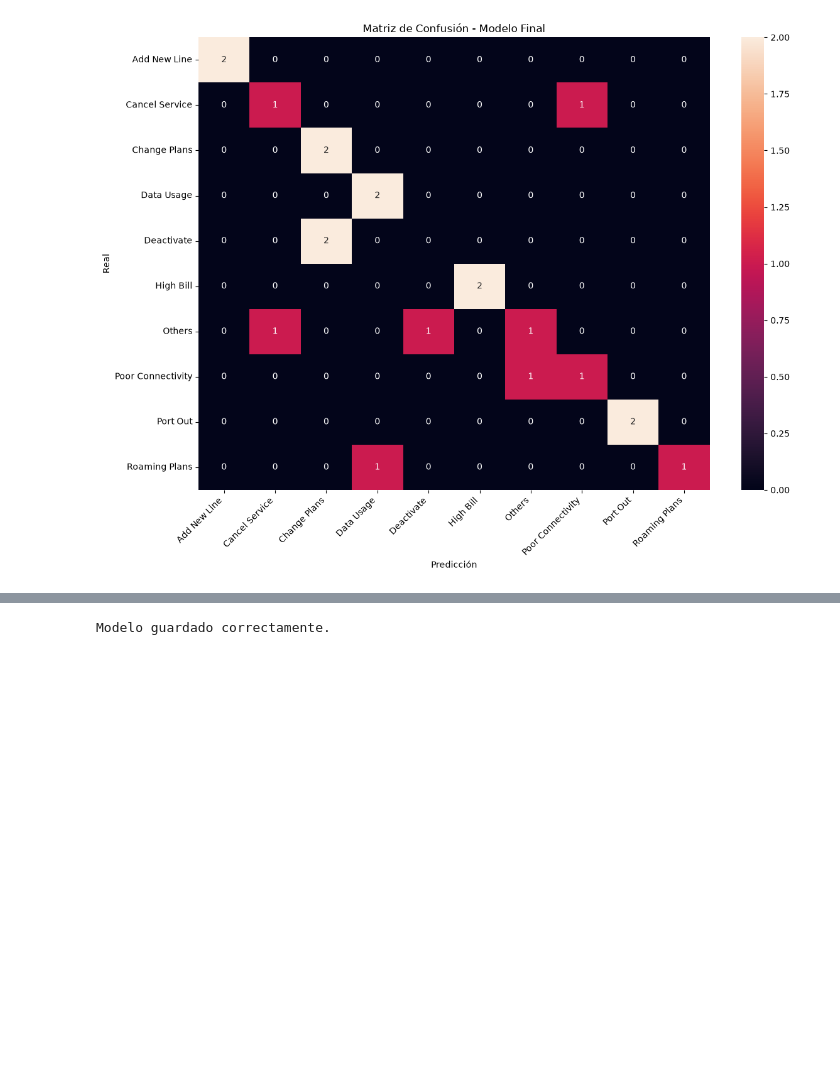
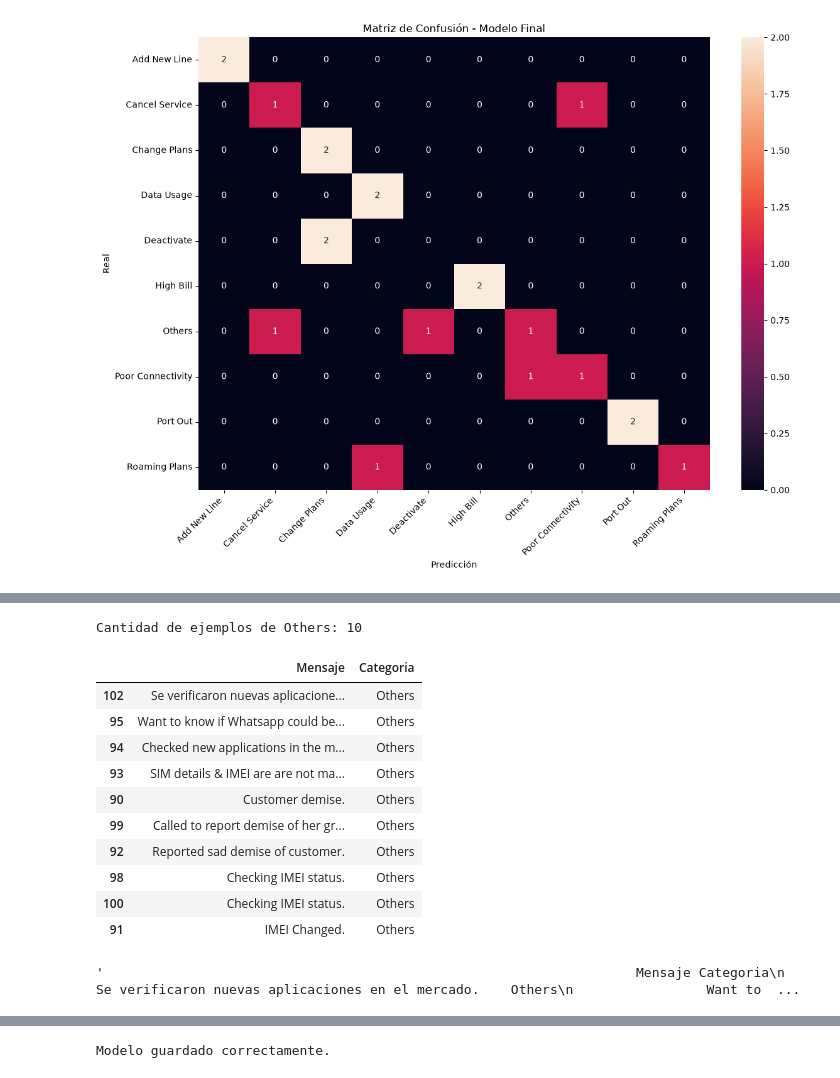
Before and after one commit to WinterBambie/conversation-classifier-tlcomunication, a Jupyter notebook: notebooks/02_desarrollo_modelos_cv (1).ipynb, the cells around one changed output, grey strips where cells are left out. Cells and saved outputs as stored; diff of their text form; code cells hidden in the pictures; blank space fills up the shorter version.

```diff
--- a/notebooks/02_desarrollo_modelos_cv (1).ipynb
+++ b/notebooks/02_desarrollo_modelos_cv (1).ipynb
@@ -622,0 +645,13 @@ for mensaje, real, predicho in zip(
+# %%
+modelo_bigramas = Pipeline([
+    ("tfidf", TfidfVectorizer(ngram_range=(1, 2))),
+    ("clasificador", LogisticRegression(
+        C=mejor_c,
+        max_iter=1000,
+        random_state=42
+    ))
+])
+
+modelo_bigramas.fit(X_train, y_train)
+
+print("Modelo con bigramas entrenado correctamente.")
@@ -622,0 +726,30 @@ for mensaje, real, predicho in zip(
+# %%
+ejemplos_others = pd.DataFrame({
+    "Mensaje": X_train,
+    "Categoria": y_train
+})
+
+ejemplos_others = ejemplos_others[
+    ejemplos_others["Categoria"] == "Others"
+]
+
+print("Cantidad de ejemplos de Others:", len(ejemplos_others))
+
+display(ejemplos_others.head(15))
+# %% [output]
+Cantidad de ejemplos de Others: 10
+|  | Mensaje | Categoria |
+| 102 | Se verificaron nuevas aplicacione... | Others |
+| 95 | Want to know if Whatsapp could be... | Others |
+| 94 | Checked new applications in the m... | Others |
+| 93 | SIM details & IMEI are are not ma... | Others |
+| 90 | Customer demise. | Others |
+| 99 | Called to report demise of her gr... | Others |
+| 92 | Reported sad demise of customer. | Others |
+| 98 | Checking IMEI status. | Others |
+| 100 | Checking IMEI status. | Others |
+| 91 | IMEI Changed. | Others |
+# %%
+display(ejemplos_others.to_string(index=False))
+# %% [output]
+'                                                                    Mensaje Categoria\n                          Se verificaron nuevas aplicaciones en el mercado.    Others\n                 Want to  ...
```
Also changed, not shown: parts of 18 cells of this notebook, 2 other files.
